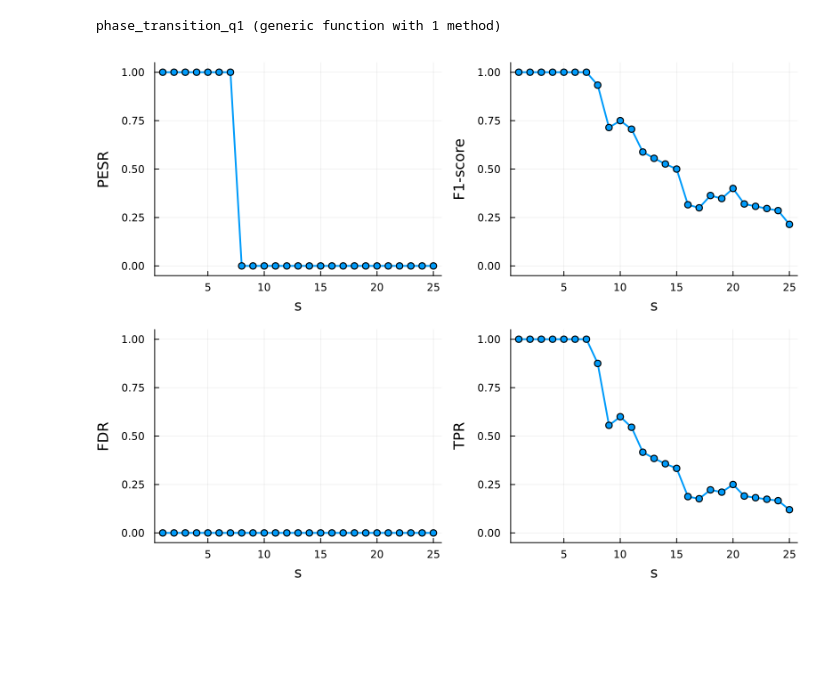
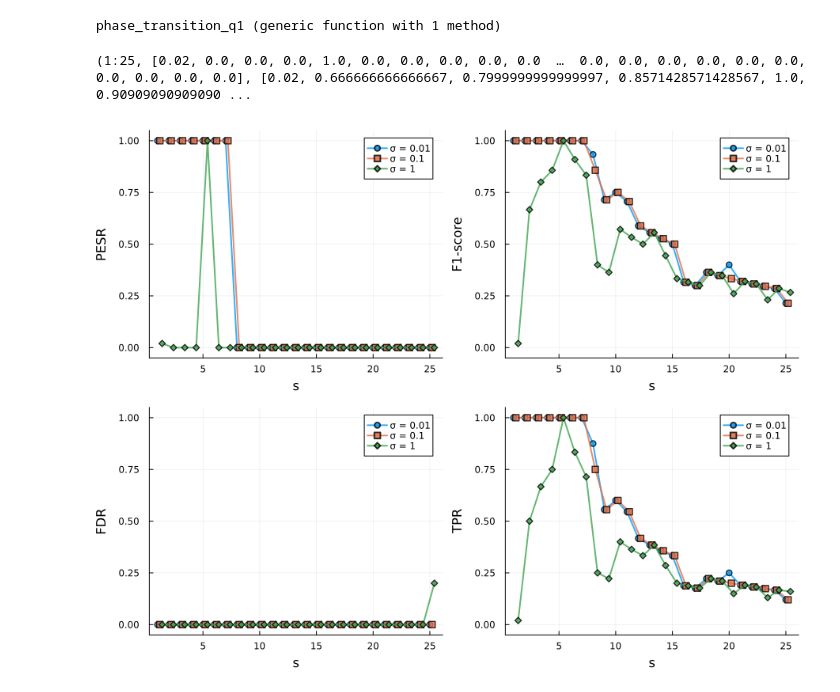
Before and after one commit to AymenBlk/STAGE-GENEVE, a Jupyter notebook: RAPHAEL/notebook_explain/lambda_qut.ipynb, the cells around one changed output. Saved outputs shown, nothing was run; the diff lists cells and outputs as text; code cells hidden in the pictures; blank space fills up the shorter version.

```diff
--- a/RAPHAEL/notebook_explain/lambda_qut.ipynb
+++ b/RAPHAEL/notebook_explain/lambda_qut.ipynb
@@ -706,20 +701,43 @@ function phase_transition_q1(n, p, s_list; σ=1.0, B=20, α=0.05, tol=1e-6, seed
 end
 # %% [output]
 phase_transition_q1 (generic function with 1 method)
-# %%
-n, p = 100, 200
-s_lst = 1:25
-s, pesr_r, f1_r, fdr_r, tpr_r = phase_transition_q1(n, p, s_lst; σ=0.01, B=20)
-
-layout = (2, 2)
-
-plot(
-    plot(s, pesr_r; xlabel="s", ylabel="PESR", legend=false, lw=2, marker=:circle, ylim=(0-0.05,1+0.05)),
-    plot(s, f1_r; xlabel="s", ylabel="F1-score", legend=false, lw=2, marker=:circle, ylim=(0-0.05,1+0.05)),
-    plot(s, fdr_r; xlabel="s", ylabel="FDR", legend=false, lw=2, marker=:circle, ylim=(0-0.05,1+0.05)),
-    plot(s, tpr_r; xlabel="s", ylabel="TPR", legend=false, lw=2, marker=:circle, ylim=(0-0.05,1+0.05)),
-    layout = layout,
-    size   = (800, 600)
-)
-# %% [output]
-[figure, removed]
+# %%
+n, p = 100, 200
+s_lst = 1:25
+B_trial = 50
+s_s1, pesr_r_s1, f1_r_s1, fdr_r_s1, tpr_r_s1 = phase_transition_q1(n, p, s_lst; σ=0.01, B=B_trial)
+s_s2, pesr_r_s2, f1_r_s2, fdr_r_s2, tpr_r_s2 = phase_transition_q1(n, p, s_lst; σ=0.1, B=B_trial)
+s_s3, pesr_r_s3, f1_r_s3, fdr_r_s3, tpr_r_s3 = phase_transition_q1(n, p, s_lst; σ=1, B=B_trial)
+# %% [output]
+(1:25, [0.02, 0.0, 0.0, 0.0, 1.0, 0.0, 0.0, 0.0, 0.0, 0.0  …  0.0, 0.0, 0.0, 0.0, 0.0, 0.0, 0.0, 0.0, 0.0, 0.0], [0.02, 0.666666666666667, 0.7999999999999997, 0.8571428571428567, 1.0, 0.90909090909090 ...
+# %%
+Δ  = 0.2   # horizontal shift (tune if your s-grid spacing is different)
+α  = 0.8     # transparency for both line and marker
+
+
+function panel(x1,y1, x2,y2, x3,y3; ylabel="")
+    p = plot(x1, y1;
+             lw=2, marker=:circle, linealpha=α, markeralpha=α,
+             xlabel="s", ylabel=ylabel, label="σ = 0.01",
+             ylim=(-0.05,1.05))
+
+    plot!(p, x2 .+ Δ, y2;
+          lw=2, marker=:square, linealpha=α, markeralpha=α,
+          label="σ = 0.1")
+
+    plot!(p, x3 .+ 2Δ, y3;
+          lw=2, marker=:diamond, linealpha=α, markeralpha=α,
+          label="σ = 1")
+    return p
+end
+
+p1 = panel(s_s1, pesr_r_s1,  s_s2, pesr_r_s2,  s_s3, pesr_r_s3;  ylabel="PESR")
+p2 = panel(s_s1, f1_r_s1,    s_s2, f1_r_s2,    s_s3, f1_r_s3;    ylabel="F1-score")
+p3 = panel(s_s1, fdr_r_s1,   s_s2, fdr_r_s2,   s_s3, fdr_r_s3;   ylabel="FDR")
+p4 = panel(s_s1, tpr_r_s1,   s_s2, tpr_r_s2,   s_s3, tpr_r_s3;   ylabel="TPR")
+
+plot(p1, p2, p3, p4;
+     layout=(2,2),
+     size=(900,700))
+# %% [output]
+[figure, added]
```
Also changed, not shown: parts of 5 cells of this notebook, 1 other file.
